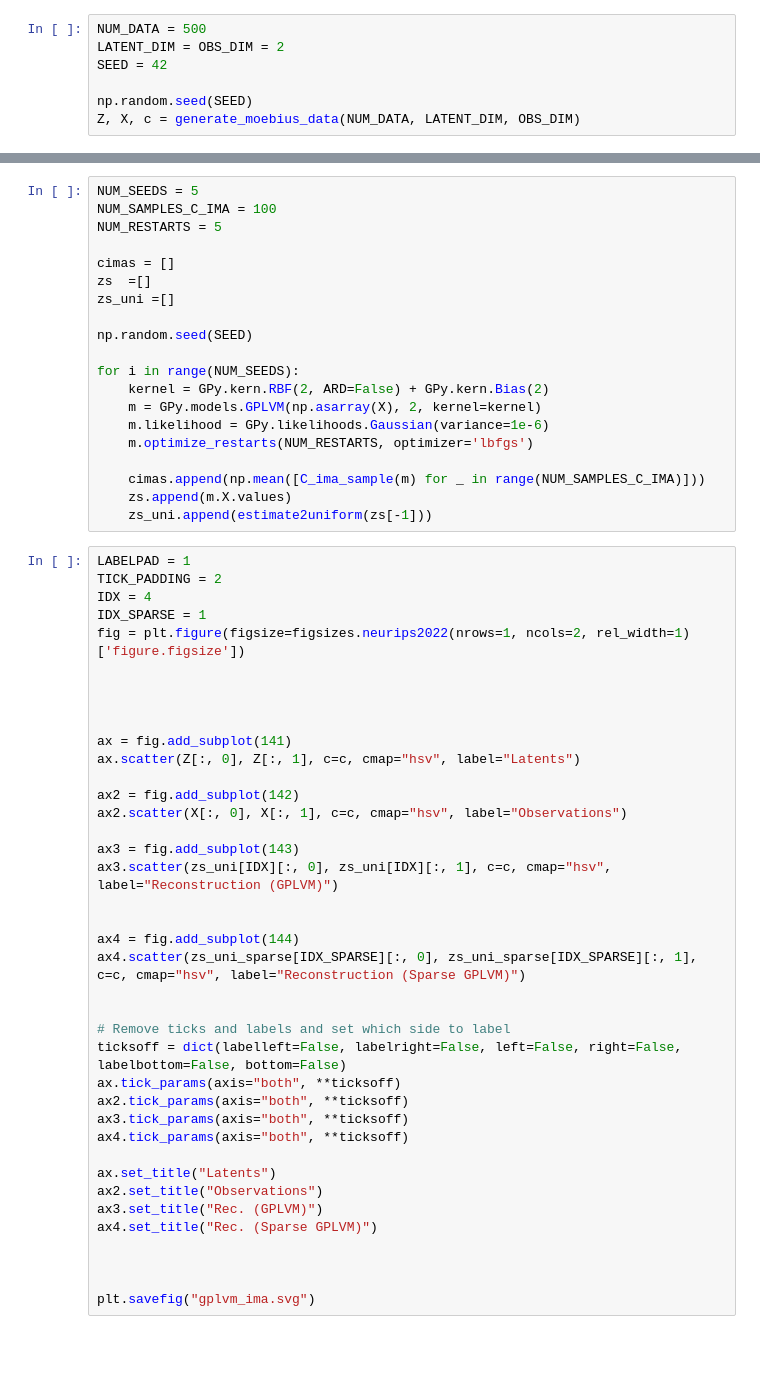
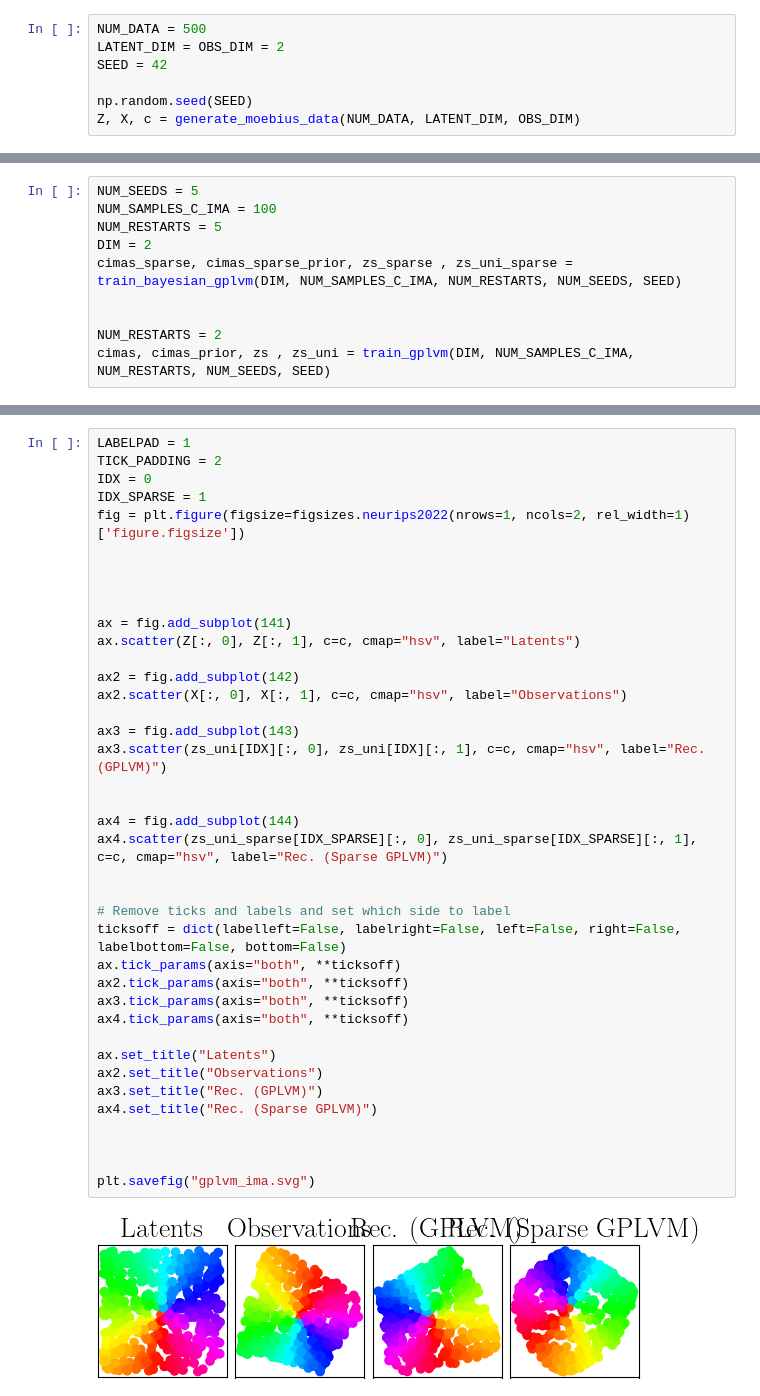
Before and after one commit to rpatrik96/gp-ima, a Jupyter notebook: gp_ima.ipynb, the cells around one changed output, grey strips where cells are left out. Saved outputs shown, nothing was run; the diff lists cells and outputs as text; blank space fills up the shorter version.

```diff
--- a/gp_ima.ipynb
+++ b/gp_ima.ipynb
@@ -58,3 +91,13 @@ for i in range(NUM_SEEDS):
+# %%
+NUM_SEEDS = 5
+NUM_SAMPLES_C_IMA = 100
+NUM_RESTARTS = 5
+DIM = 2
+cimas_sparse, cimas_sparse_prior, zs_sparse , zs_uni_sparse = train_bayesian_gplvm(DIM, NUM_SAMPLES_C_IMA, NUM_RESTARTS, NUM_SEEDS, SEED)
+
+
+NUM_RESTARTS = 2
+cimas, cimas_prior, zs , zs_uni = train_gplvm(DIM, NUM_SAMPLES_C_IMA, NUM_RESTARTS, NUM_SEEDS, SEED)
 # %%
 idx=0
 plt.scatter(zs_uni_sparse[idx][:, 0], zs_uni_sparse[idx][:, 1], c=c)
@@ -61,62 +107,44 @@ plt.scatter(zs_uni_sparse[idx][:, 0], zs_uni_sparse[idx][:, 1], c=c)
-# %%
-NUM_SEEDS = 5
-NUM_SAMPLES_C_IMA = 100
-NUM_RESTARTS = 5
-
-cimas = []
-zs  =[]
-zs_uni =[]
-
-np.random.seed(SEED)
-
-for i in range(NUM_SEEDS):
-    kernel = GPy.kern.RBF(2, ARD=False) + GPy.kern.Bias(2)
-    m = GPy.models.GPLVM(np.asarray(X), 2, kernel=kernel)
-    m.likelihood = GPy.likelihoods.Gaussian(variance=1e-6)
-    m.optimize_restarts(NUM_RESTARTS, optimizer='lbfgs')
-
-    cimas.append(np.mean([C_ima_sample(m) for _ in range(NUM_SAMPLES_C_IMA)]))
-    zs.append(m.X.values)
-    zs_uni.append(estimate2uniform(zs[-1]))
 # %%
 LABELPAD = 1
 TICK_PADDING = 2
-IDX = 4
+IDX = 0
 IDX_SPARSE = 1
 fig = plt.figure(figsize=figsizes.neurips2022(nrows=1, ncols=2, rel_width=1)['figure.figsize'])
 
 
 
 
 ax = fig.add_subplot(141)
 ax.scatter(Z[:, 0], Z[:, 1], c=c, cmap="hsv", label="Latents")
 
 ax2 = fig.add_subplot(142)
 ax2.scatter(X[:, 0], X[:, 1], c=c, cmap="hsv", label="Observations")
 
 ax3 = fig.add_subplot(143)
-ax3.scatter(zs_uni[IDX][:, 0], zs_uni[IDX][:, 1], c=c, cmap="hsv", label="Reconstruction (GPLVM)")
+ax3.scatter(zs_uni[IDX][:, 0], zs_uni[IDX][:, 1], c=c, cmap="hsv", label="Rec. (GPLVM)")
 
 
 ax4 = fig.add_subplot(144)
-ax4.scatter(zs_uni_sparse[IDX_SPARSE][:, 0], zs_uni_sparse[IDX_SPARSE][:, 1], c=c, cmap="hsv", label="Reconstruction (Sparse GPLVM)")
+ax4.scatter(zs_uni_sparse[IDX_SPARSE][:, 0], zs_uni_sparse[IDX_SPARSE][:, 1], c=c, cmap="hsv", label="Rec. (Sparse GPLVM)")
 
 
 # Remove ticks and labels and set which side to label
 ticksoff = dict(labelleft=False, labelright=False, left=False, right=False, labelbottom=False, bottom=False)
 ax.tick_params(axis="both", **ticksoff)
 ax2.tick_params(axis="both", **ticksoff)
 ax3.tick_params(axis="both", **ticksoff)
 ax4.tick_params(axis="both", **ticksoff)
 
 ax.set_title("Latents")
 ax2.set_title("Observations")
 ax3.set_title("Rec. (GPLVM)")
 ax4.set_title("Rec. (Sparse GPLVM)")
 
 
 
 plt.savefig("gplvm_ima.svg")
+# %% [output]
+[figure, added]
 # %%
 Ds = np.logspace(0, 3, 1000).astype(int)
 plt.plot(Ds, [C_ima_digamma(max(1, int(np.log(D))), D) for D in Ds])
```
Also changed, not shown: parts of 9 cells of this notebook, 1 other file.
